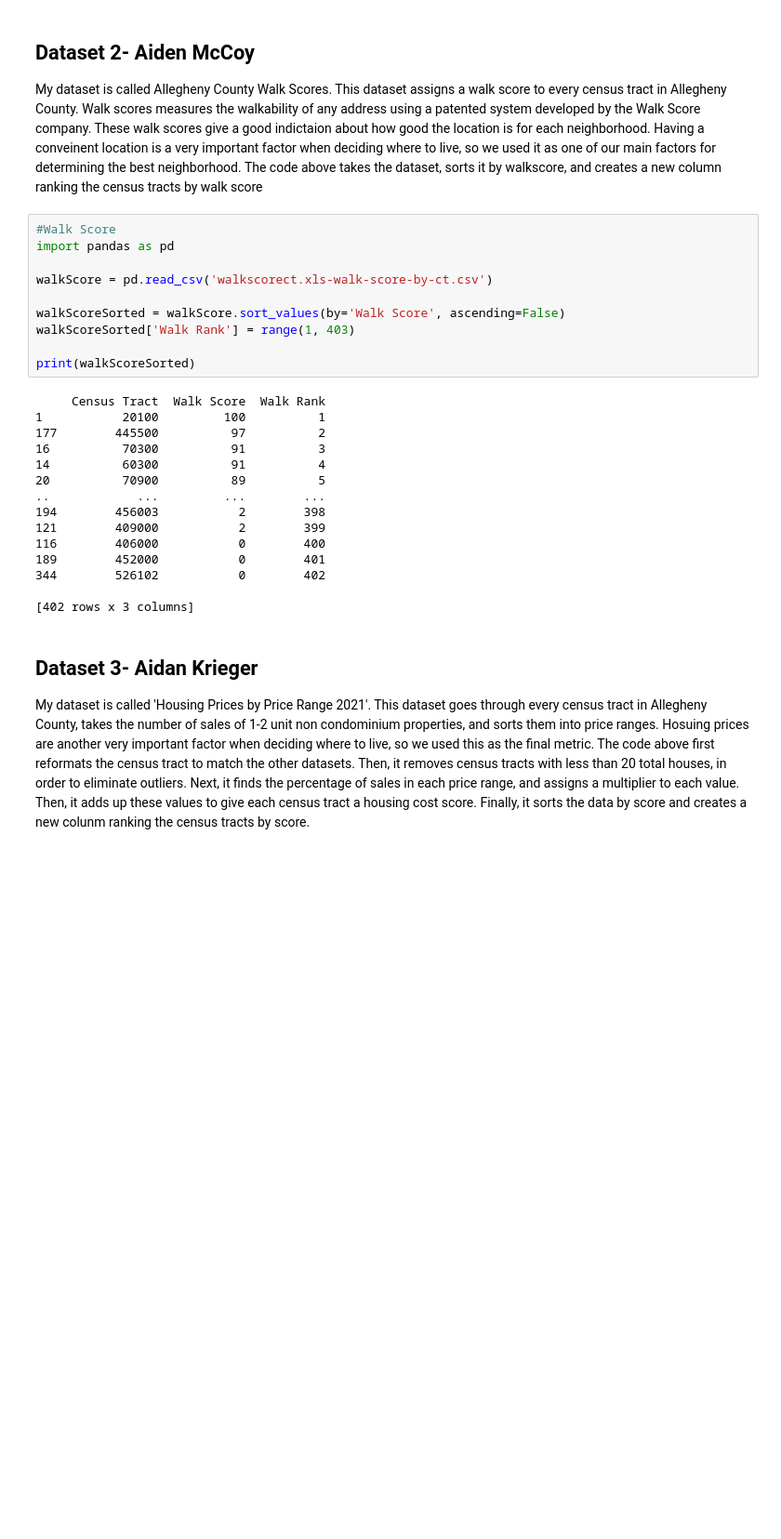
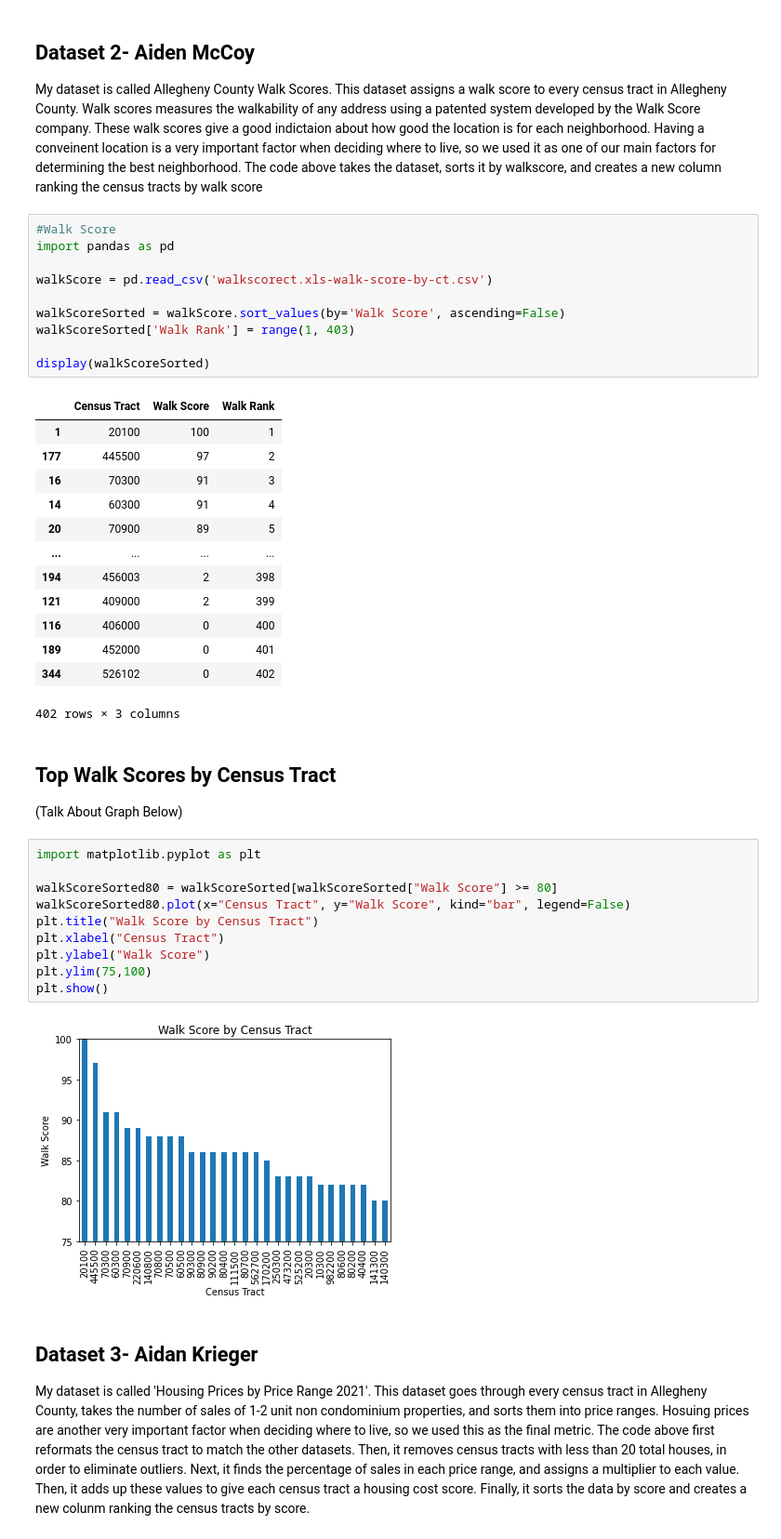
Before and after one commit to AMcCoy21/Final-Project, a Jupyter notebook: FinalCode.ipynb, the cells around one changed output. Shown at 93% size. Drawn from its saved outputs; the diff is of its cells as text; blank space fills up the shorter version.

```diff
--- a/FinalCode.ipynb
+++ b/FinalCode.ipynb
@@ -49,22 +65,36 @@ walkScore = pd.read_csv('walkscorect.xls-walk-score-by-ct.csv')
 walkScoreSorted = walkScore.sort_values(by='Walk Score', ascending=False)
 walkScoreSorted['Walk Rank'] = range(1, 403)
 
-print(walkScoreSorted)
+display(walkScoreSorted)
 # %% [output]
+|  | Census Tract | Walk Score | Walk Rank |
+| 1 | 20100 | 100 | 1 |
+| 177 | 445500 | 97 | 2 |
+| 16 | 70300 | 91 | 3 |
+| 14 | 60300 | 91 | 4 |
+| 20 | 70900 | 89 | 5 |
+| ... | ... | ... | ... |
+| 194 | 456003 | 2 | 398 |
+| 121 | 409000 | 2 | 399 |
+| 116 | 406000 | 0 | 400 |
+| 189 | 452000 | 0 | 401 |
+| 344 | 526102 | 0 | 402 |
-     Census Tract  Walk Score  Walk Rank
-1           20100         100          1
-177        445500          97          2
-16          70300          91          3
-14          60300          91          4
-20          70900          89          5
-..            ...         ...        ...
-194        456003           2        398
-121        409000           2        399
-116        406000           0        400
-189        452000           0        401
-344        526102           0        402
-
-[402 rows x 3 columns]
+402 rows × 3 columns
+# %% [markdown]
+## Top Walk Scores by Census Tract
+(Talk About Graph Below)
+# %%
+import matplotlib.pyplot as plt
+
+walkScoreSorted80 = walkScoreSorted[walkScoreSorted["Walk Score"] >= 80]
+walkScoreSorted80.plot(x="Census Tract", y="Walk Score", kind="bar", legend=False)
+plt.title("Walk Score by Census Tract")
+plt.xlabel("Census Tract")
+plt.ylabel("Walk Score")
+plt.ylim(75,100)
+plt.show()
+# %% [output]
+[figure, added]
 # %% [markdown]
 ## Dataset 3- Aidan Krieger
 
```
Also changed, not shown: parts of 10 cells of this notebook.
